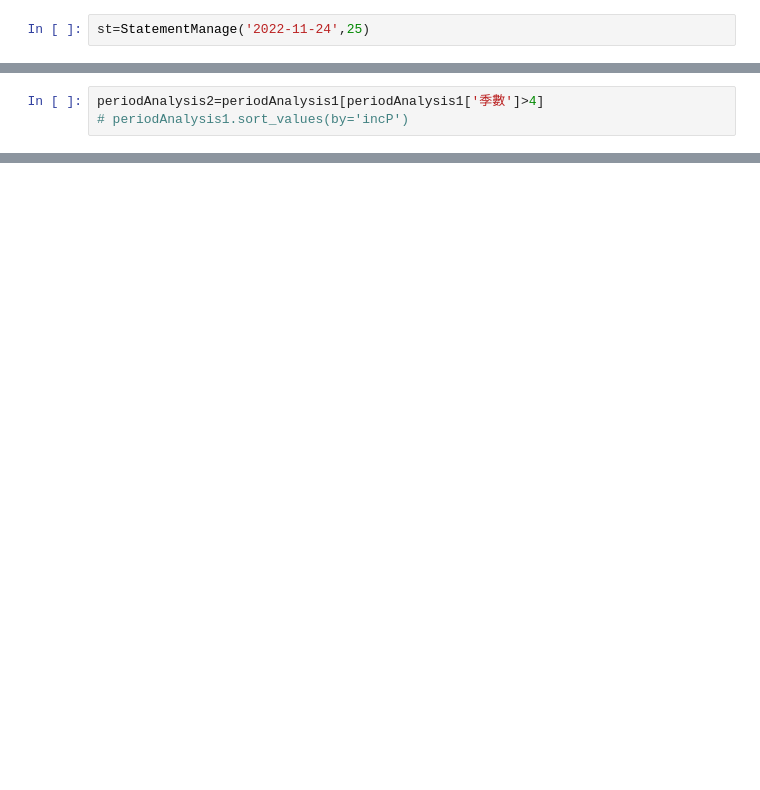
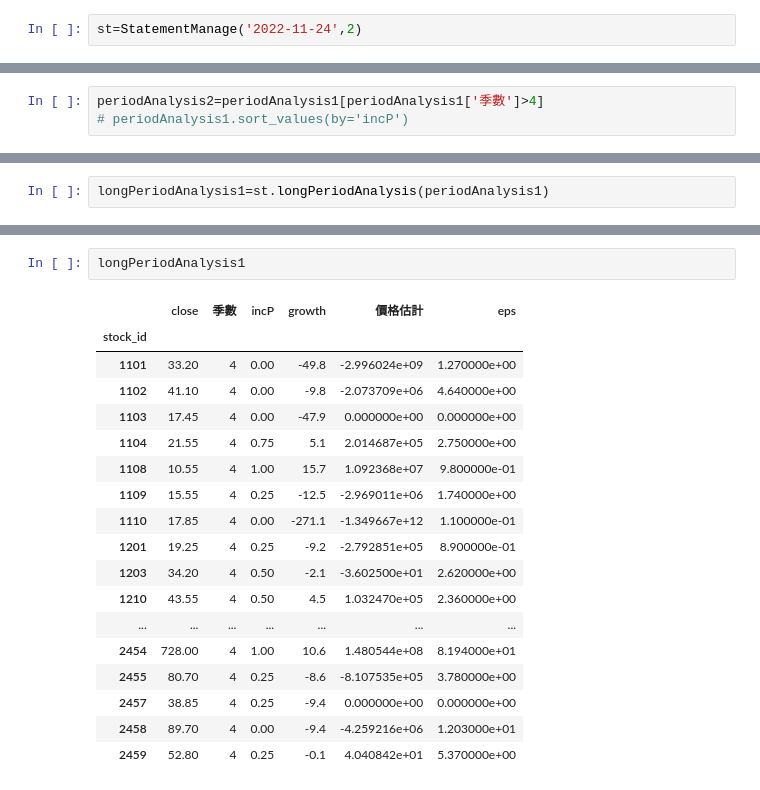
Before and after one commit to pkh-forresthsia/beTrue, a Jupyter notebook: statement.ipynb, the cells around one changed output, grey strips where cells are left out. Drawn from its saved outputs; the diff is of its cells as text; blank space fills up the shorter version.

```diff
--- a/statement.ipynb
+++ b/statement.ipynb
@@ -3,7 +3,7 @@ from statement import *
 pd.set_option('display.max_columns',None)
 pd.set_option('display.max_rows',None)
 # %%
-st=StatementManage('2022-11-24',25)
+st=StatementManage('2022-11-24',2)
 # %%
 periodAnalysis1=st.periodAnalysis('IncomeAfterTax')
 # %% [output]
@@ -38,0 +36,2 @@ pd.merge(periodAnalysis2,Ids,how="inner").sort_values(by='incP',ascending=False)
+# %%
+longPeriodAnalysis1=st.longPeriodAnalysis(periodAnalysis1)
@@ -38,0 +48,21 @@ pd.merge(periodAnalysis2,Ids,how="inner").sort_values(by='incP',ascending=False)
+# %%
+longPeriodAnalysis1
+# %% [output]
+|  | close | 季數 | incP | growth | 價格估計 | eps |
+| stock_id |  |  |  |  |  |  |
+| 1101 | 33.20 | 4 | 0.00 | -49.8 | -2.996024e+09 | 1.270000e+00 |
+| 1102 | 41.10 | 4 | 0.00 | -9.8 | -2.073709e+06 | 4.640000e+00 |
+| 1103 | 17.45 | 4 | 0.00 | -47.9 | 0.000000e+00 | 0.000000e+00 |
+| 1104 | 21.55 | 4 | 0.75 | 5.1 | 2.014687e+05 | 2.750000e+00 |
+| 1108 | 10.55 | 4 | 1.00 | 15.7 | 1.092368e+07 | 9.800000e-01 |
+| 1109 | 15.55 | 4 | 0.25 | -12.5 | -2.969011e+06 | 1.740000e+00 |
+| 1110 | 17.85 | 4 | 0.00 | -271.1 | -1.349667e+12 | 1.100000e-01 |
+| 1201 | 19.25 | 4 | 0.25 | -9.2 | -2.792851e+05 | 8.900000e-01 |
+| 1203 | 34.20 | 4 | 0.50 | -2.1 | -3.602500e+01 | 2.620000e+00 |
+| 1210 | 43.55 | 4 | 0.50 | 4.5 | 1.032470e+05 | 2.360000e+00 |
+| ... | ... | ... | ... | ... | ... | ... |
+| 2454 | 728.00 | 4 | 1.00 | 10.6 | 1.480544e+08 | 8.194000e+01 |
+| 2455 | 80.70 | 4 | 0.25 | -8.6 | -8.107535e+05 | 3.780000e+00 |
+| 2457 | 38.85 | 4 | 0.25 | -9.4 | 0.000000e+00 | 0.000000e+00 |
+| 2458 | 89.70 | 4 | 0.00 | -9.4 | -4.259216e+06 | 1.203000e+01 |
+| 2459 | 52.80 | 4 | 0.25 | -0.1 | 4.040842e+01 | 5.370000e+00 |
```
Also changed, not shown: parts of 3 cells of this notebook, 4 other files.
